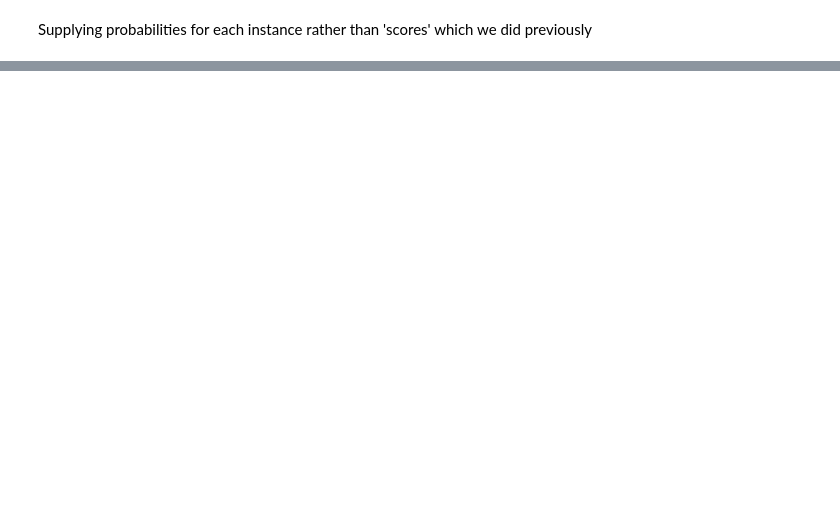
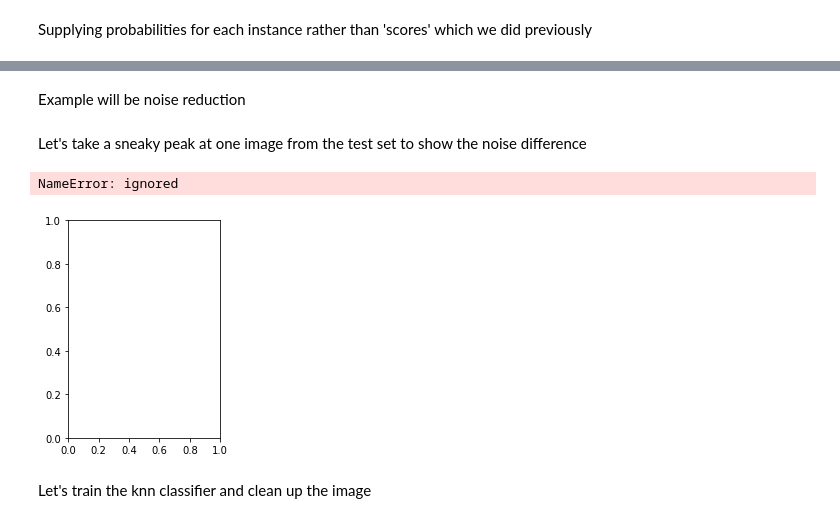
Before and after one commit to adin786/hands-on-ml-book, a Jupyter notebook: ch3/ch3.ipynb, the cells around one changed output, grey strips where cells are left out. Cells and saved outputs as stored; diff of their text form; code cells hidden in the pictures; blank space fills up the shorter version.

```diff
--- a/ch3/ch3.ipynb
+++ b/ch3/ch3.ipynb
@@ -307,0 +523,27 @@ svm.classes_[5]
+# %% [markdown]
+Example will be noise reduction
+# %%
+noise = np.random.randint(0,100, (len(X_train), 784))
+X_train_mod = X_train + noise
+noise = np.random.randint(0,100, (len(X_test), 784))
+X_test_mod = X_test + noise
+y_train_mod = X_train
+y_test_mod = X_test
+# %% [markdown]
+Let's take a sneaky peak at one image from the test set to show the noise difference
+# %%
+def plot_digit(data):
+    image = data.reshape(28, 28)
+    plt.imshow(image, cmap = mpl.cm.binary,
+               interpolation="nearest")
+    plt.axis("off")
+
+some_index = 0
+plt.subplot(121); plot_digit(X_test_mod[some_index])
+plt.subplot(122); plot_digit(y_test_mod[some_index])
+plt.show()
+# %% [output]
+NameError: ignored
+[figure, added]
+# %% [markdown]
+Let's train the knn classifier and clean up the image
```
Also changed, not shown: parts of 127 cells of this notebook.
